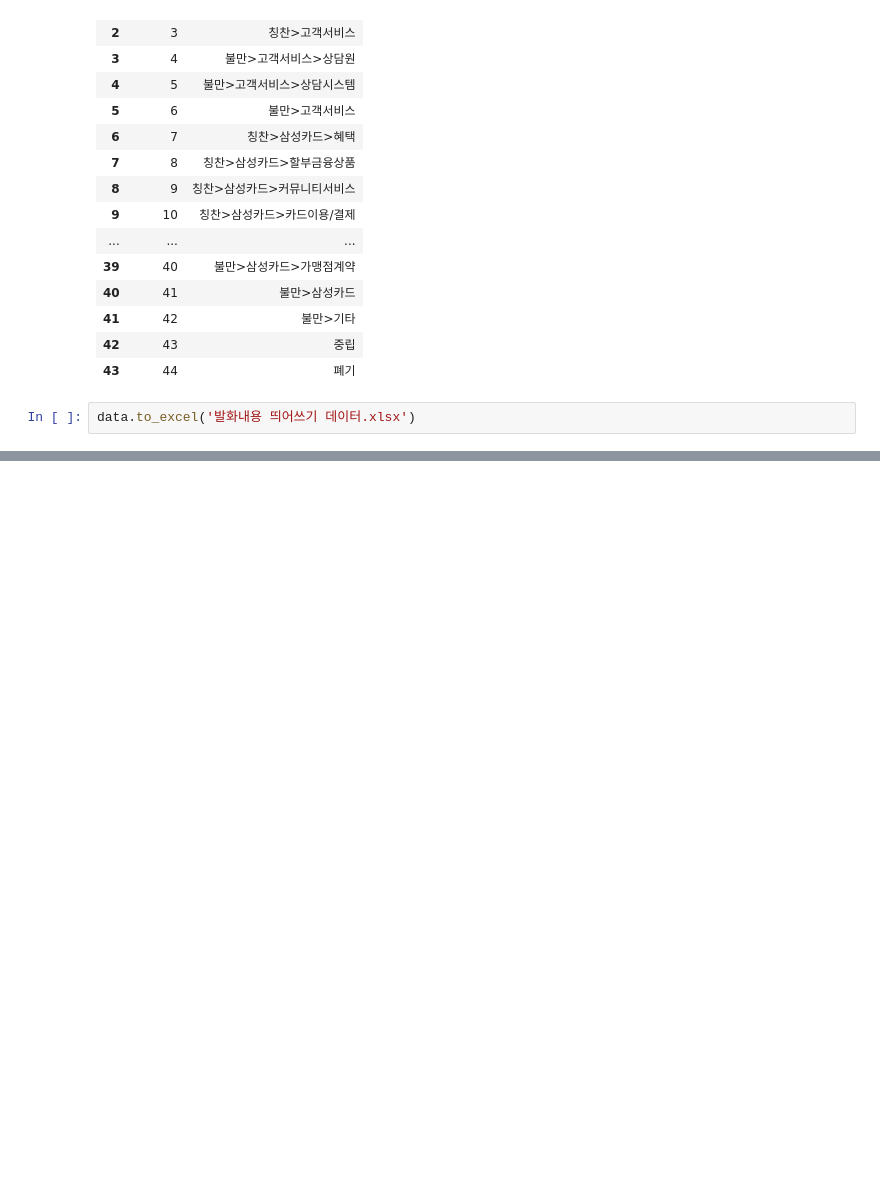
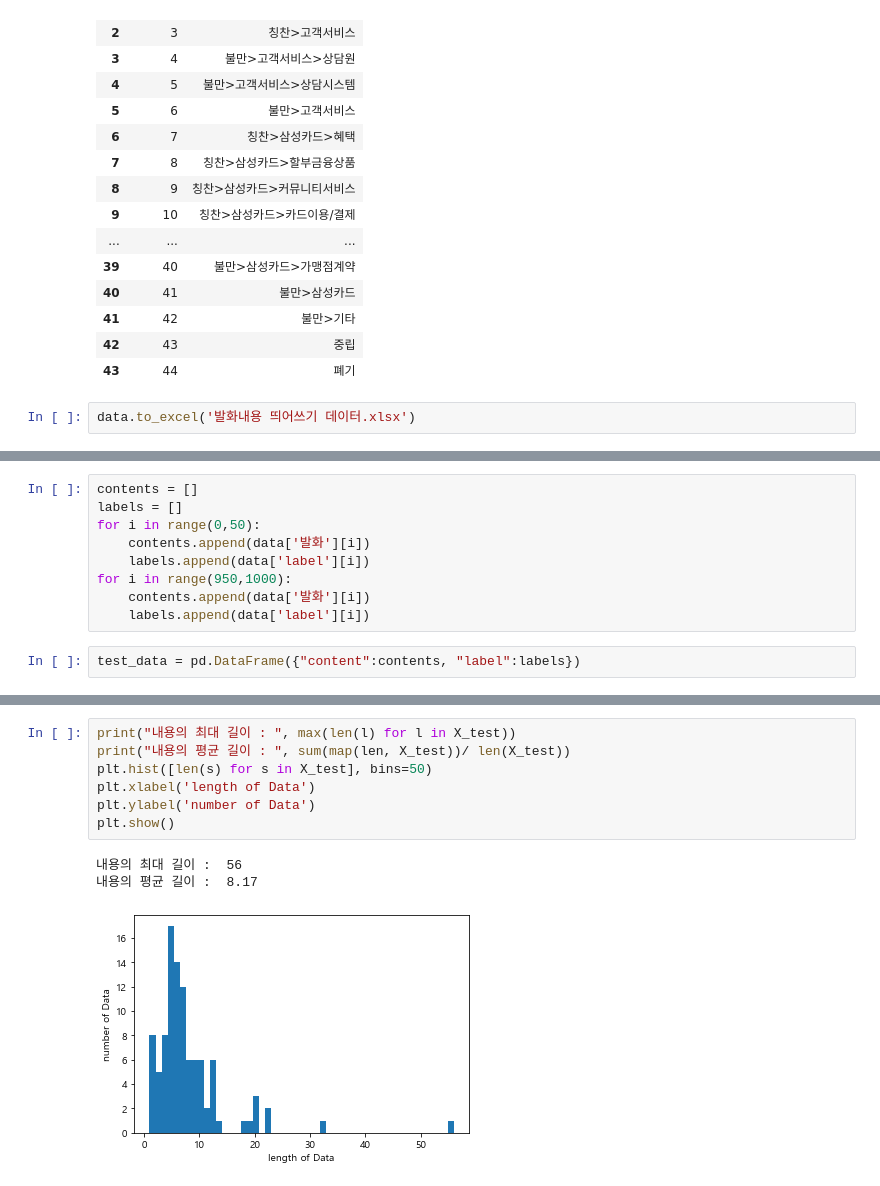
Before and after one commit to Pyomuyngil/SamsungCard, a Jupyter notebook: 삼성카드 공모전.ipynb, the cells around one changed output, grey strips where cells are left out. Drawn from its saved outputs; the diff is of its cells as text; blank space fills up the shorter version.

```diff
--- a/삼성카드 공모전.ipynb
+++ b/삼성카드 공모전.ipynb
@@ -214,0 +256,11 @@ data.to_excel('발화내용 띄어쓰기 데이터.xlsx')
+# %%
+contents = []
+labels = []
+for i in range(0,50):
+    contents.append(data['발화'][i])
+    labels.append(data['label'][i])
+for i in range(950,1000):
+    contents.append(data['발화'][i])
+    labels.append(data['label'][i])
+# %%
+test_data = pd.DataFrame({"content":contents, "label":labels})
@@ -214,0 +335,11 @@ data.to_excel('발화내용 띄어쓰기 데이터.xlsx')
+# %%
+print("내용의 최대 길이 : ", max(len(l) for l in X_test))
+print("내용의 평균 길이 : ", sum(map(len, X_test))/ len(X_test))
+plt.hist([len(s) for s in X_test], bins=50)
+plt.xlabel('length of Data')
+plt.ylabel('number of Data')
+plt.show()
+# %% [output]
+내용의 최대 길이 :  56
+내용의 평균 길이 :  8.17
+[figure, added]
```
Also changed, not shown: parts of 26 cells of this notebook.
